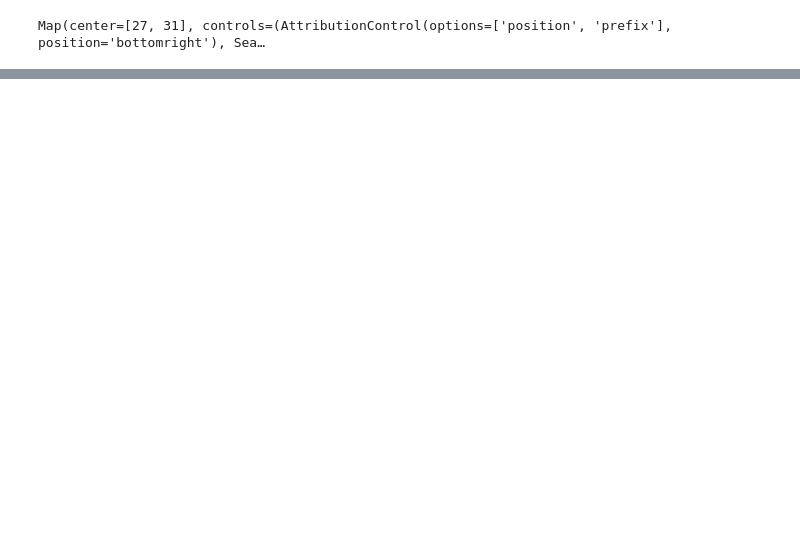
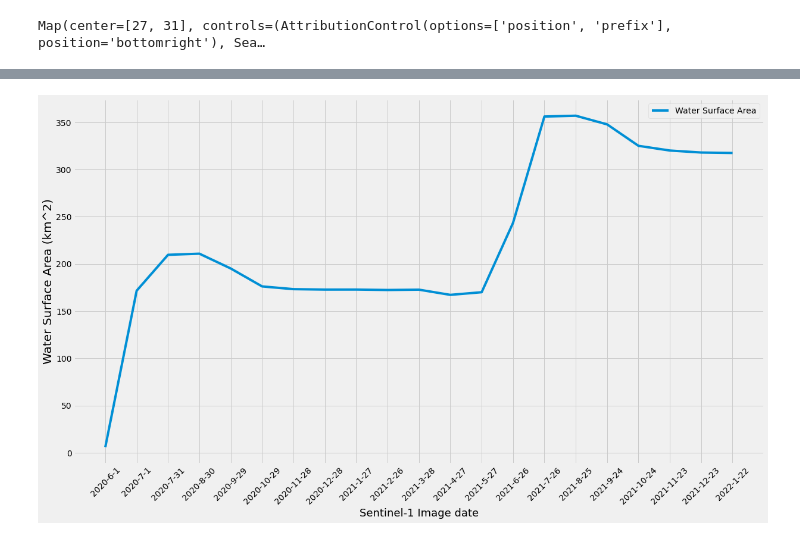
Before and after one commit to MuhammedM294/Iteru, a Jupyter notebook: SAR.ipynb, the cells around one changed output, grey strips where cells are left out. Drawn from its saved outputs; the diff is of its cells as text; code cells hidden in the pictures; blank space fills up the shorter version.

```diff
--- a/SAR.ipynb
+++ b/SAR.ipynb
@@ -115,3 +120,36 @@ add_text_to_gif(out_gif,dates_list, dates_font_size = 25, dates_font_color = 'bl
 display_gif(out_gif)
 # %% [output]
 [interactive output not drawn]
+# %%
+def calc_area(feature):
+
+    area = feature.geometry().area(maxError = 1)
+
+    return feature.set({'Area':area})
+# %%
+def water_to_vector(img):
+
+    water_mask = img.select('Water_mask_median').clip(aoi)
+
+    feature = ee.Image(1).updateMask(water_mask).reduceToVectors(
+           geometry = water_mask.geometry(),
+           crs ='EPSG:32636',
+           scale = 10 ,
+           geometryType = 'polygon',
+           eightConnected = False,
+           labelProperty =  'water_cover',
+           bestEffort = True
+          )
+    feature = feature.map(calc_area)
+
+    lake_feature = feature.sort('Area', False).first()
+
+    lake_area = lake_feature.geometry().area(maxError = 1)
+
+    return ee.FeatureCollection(lake_feature).set({'Area':lake_area})\
+           .copyProperties(img, img.propertyNames())\
+           .copyProperties(lake_feature, lake_feature.propertyNames())
+# %%
+water_vectors = collection.map(water_to_vector)
+# %%
+water_area = [area /(1e6) for area in water_vectors.aggregate_array('Area').getInfo()]
@@ -117,0 +158,14 @@ display_gif(out_gif)
+# %%
+plt.style.use('fivethirtyeight')
+f = plt.figure()
+f.set_figwidth(10)
+f.set_figheight(7)
+plt.xlabel('Sentinel-1 Image date',fontsize=18)
+plt.ylabel('Water Surface Area (km^2)',fontsize=20)
+plt.grid(True)
+plt.xticks(rotation=45)
+plt.plot(dates_list,water_area,label ='Water Surface Area')
+plt.legend()
+plt.gcf().set_size_inches(18.5,10.5)
+# %% [output]
+[figure, added]
```
Also changed, not shown: parts of 24 cells of this notebook, 1 other file.
